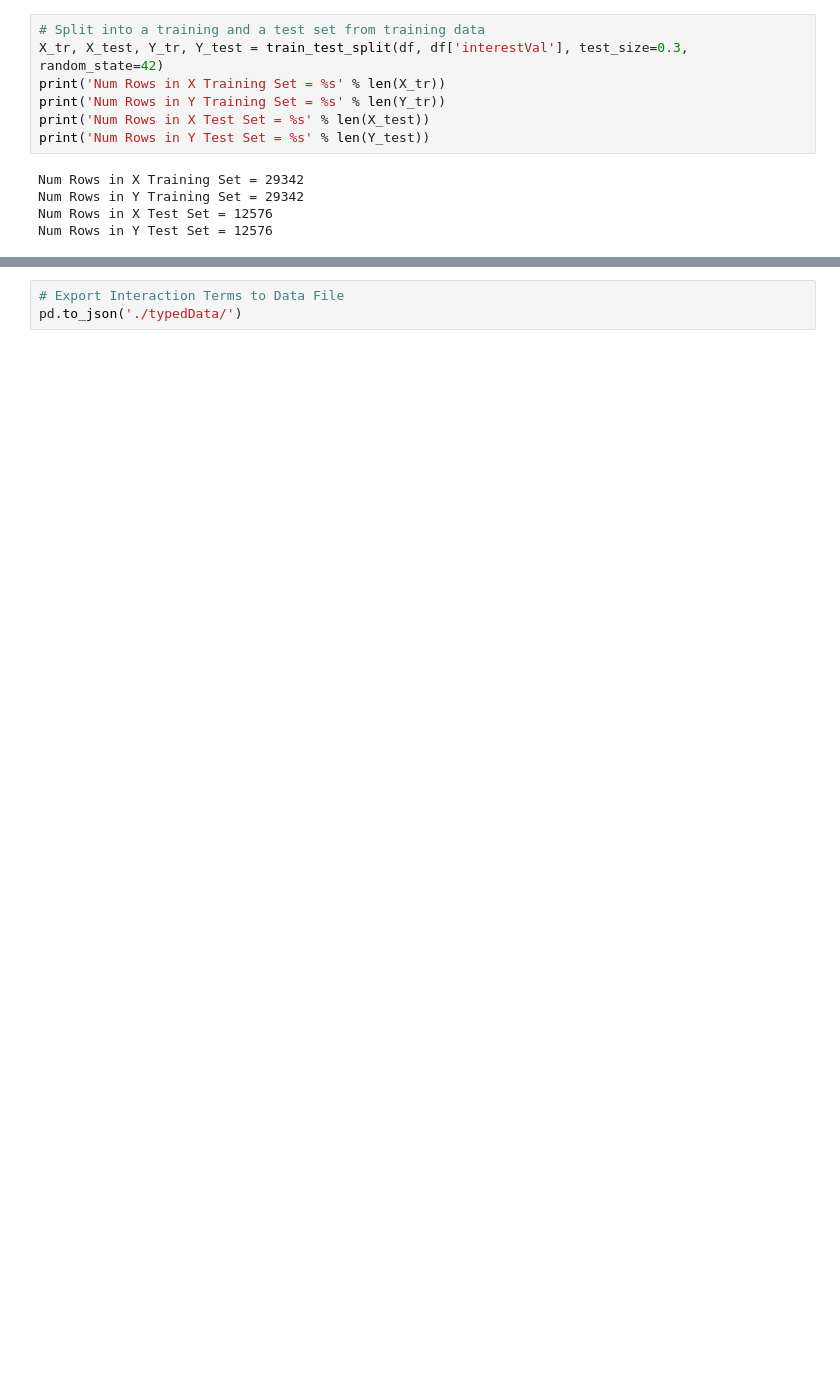
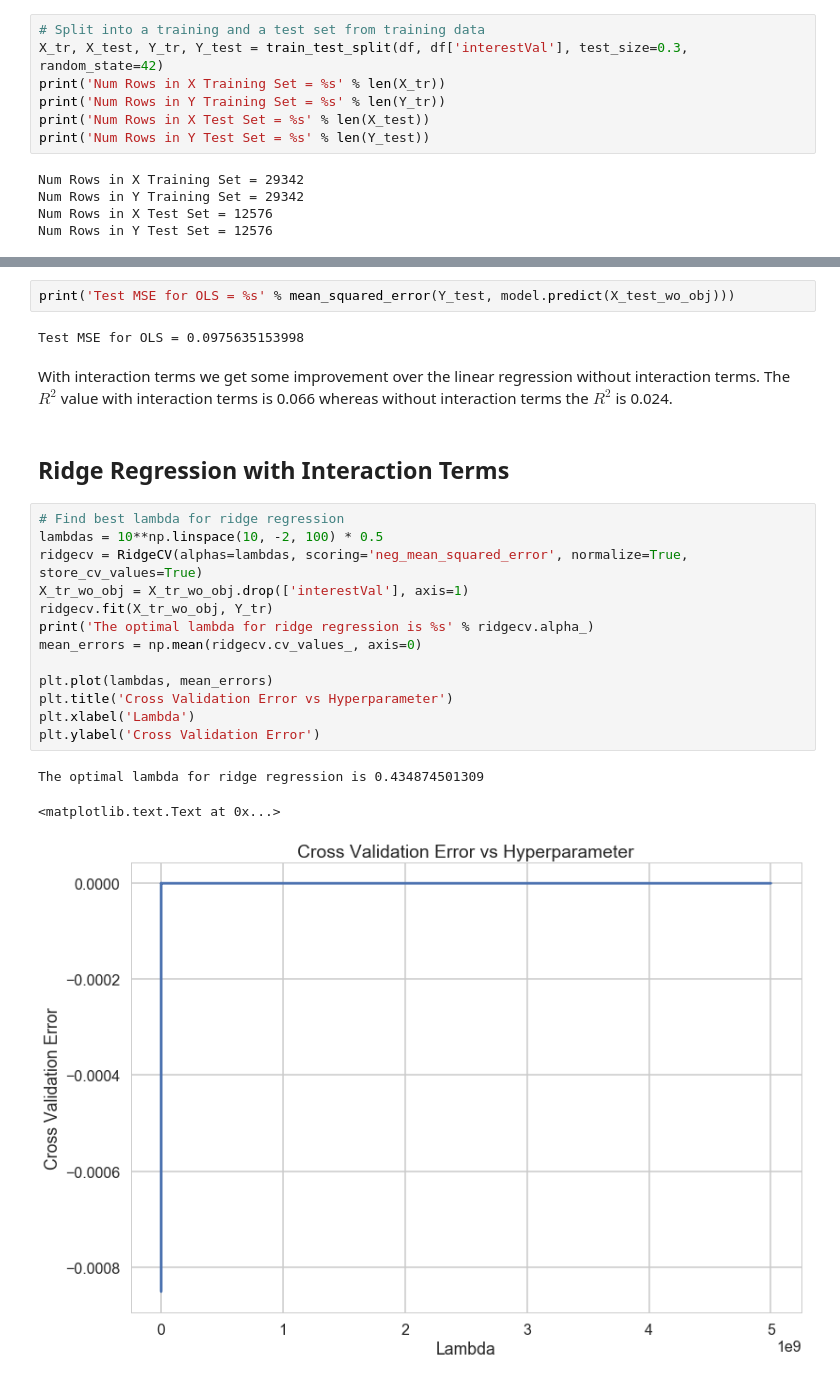
Before and after one commit to bfine9618/PredictingInterestLevel, a Jupyter notebook: Brooke_Interaction_Terms.ipynb, the cells around one changed output, grey strips where cells are left out. Cells and saved outputs as stored; diff of their text form; blank space fills up the shorter version.

```diff
--- a/Brooke_Interaction_Terms.ipynb
+++ b/Brooke_Interaction_Terms.ipynb
@@ -141,6 +169,28 @@ OLS Regression Results
 | Prob(Omnibus): | 0.000 | Jarque-Bera (JB): | 9220.380 |
 | Skew: | 1.303 | Prob(JB): | 0.00 |
 | Kurtosis: | 3.868 | Cond. No. | 1.13e+16 |
-# %%
-# Export Interaction Terms to Data File
-pd.to_json('./typedData/')
+# %%
+print('Test MSE for OLS = %s' % mean_squared_error(Y_test, model.predict(X_test_wo_obj)))
+# %% [output]
+Test MSE for OLS = 0.0975635153998
+# %% [markdown]
+With interaction terms we get some improvement over the linear regression without interaction terms.  The $R^2$ value with interaction terms is 0.066 whereas without interaction terms the $R^2$ is 0.024.
+# %% [markdown]
+## Ridge Regression with Interaction Terms
+# %%
+# Find best lambda for ridge regression
+lambdas = 10**np.linspace(10, -2, 100) * 0.5
+ridgecv = RidgeCV(alphas=lambdas, scoring='neg_mean_squared_error', normalize=True, store_cv_values=True)
+X_tr_wo_obj = X_tr_wo_obj.drop(['interestVal'], axis=1)
+ridgecv.fit(X_tr_wo_obj, Y_tr)
+print('The optimal lambda for ridge regression is %s' % ridgecv.alpha_)
+mean_errors = np.mean(ridgecv.cv_values_, axis=0)
+
+plt.plot(lambdas, mean_errors)
+plt.title('Cross Validation Error vs Hyperparameter')
+plt.xlabel('Lambda')
+plt.ylabel('Cross Validation Error')
+# %% [output]
+The optimal lambda for ridge regression is 0.434874501309
+<matplotlib.text.Text at 0x...>
+[figure, added]
```
Also changed, not shown: parts of 25 cells of this notebook, 1 other file.
